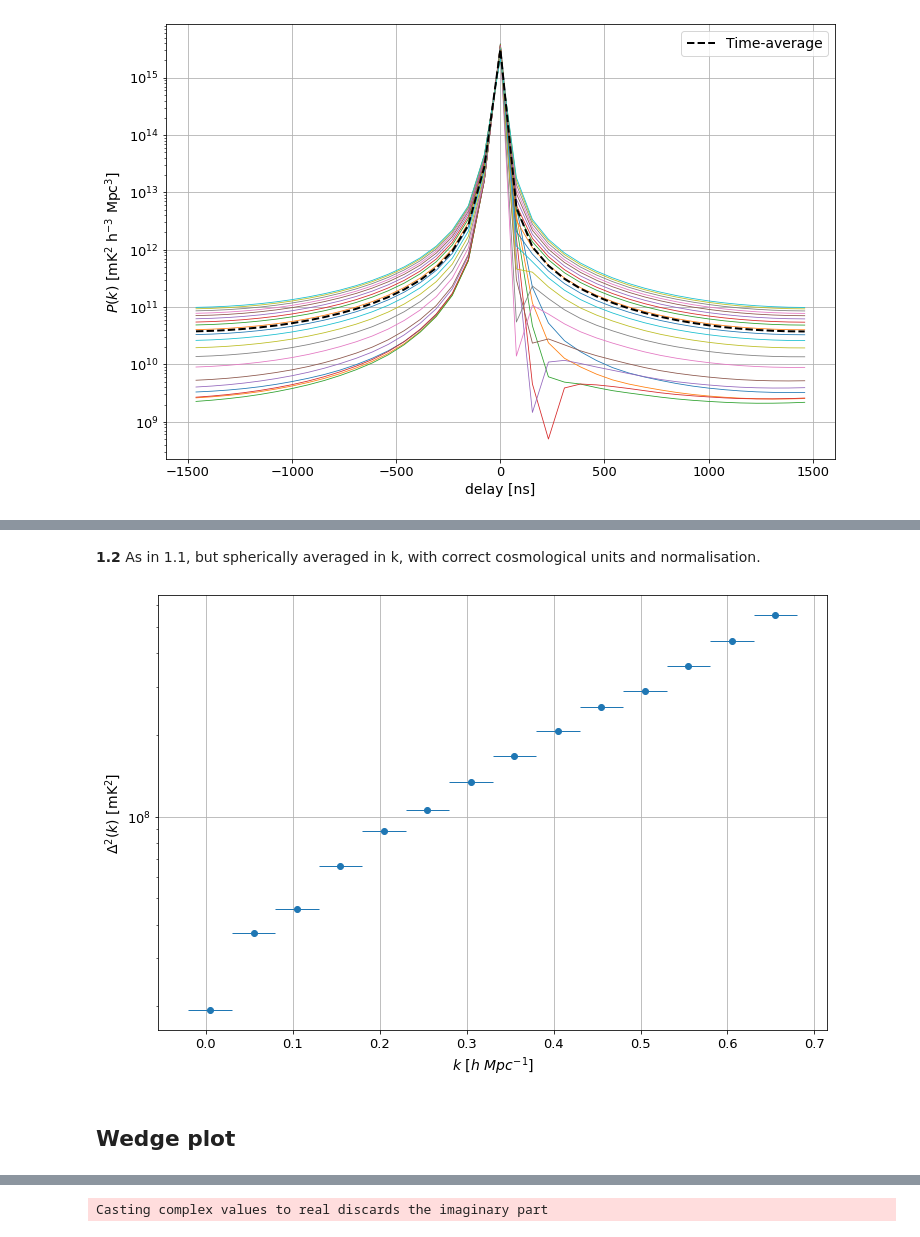
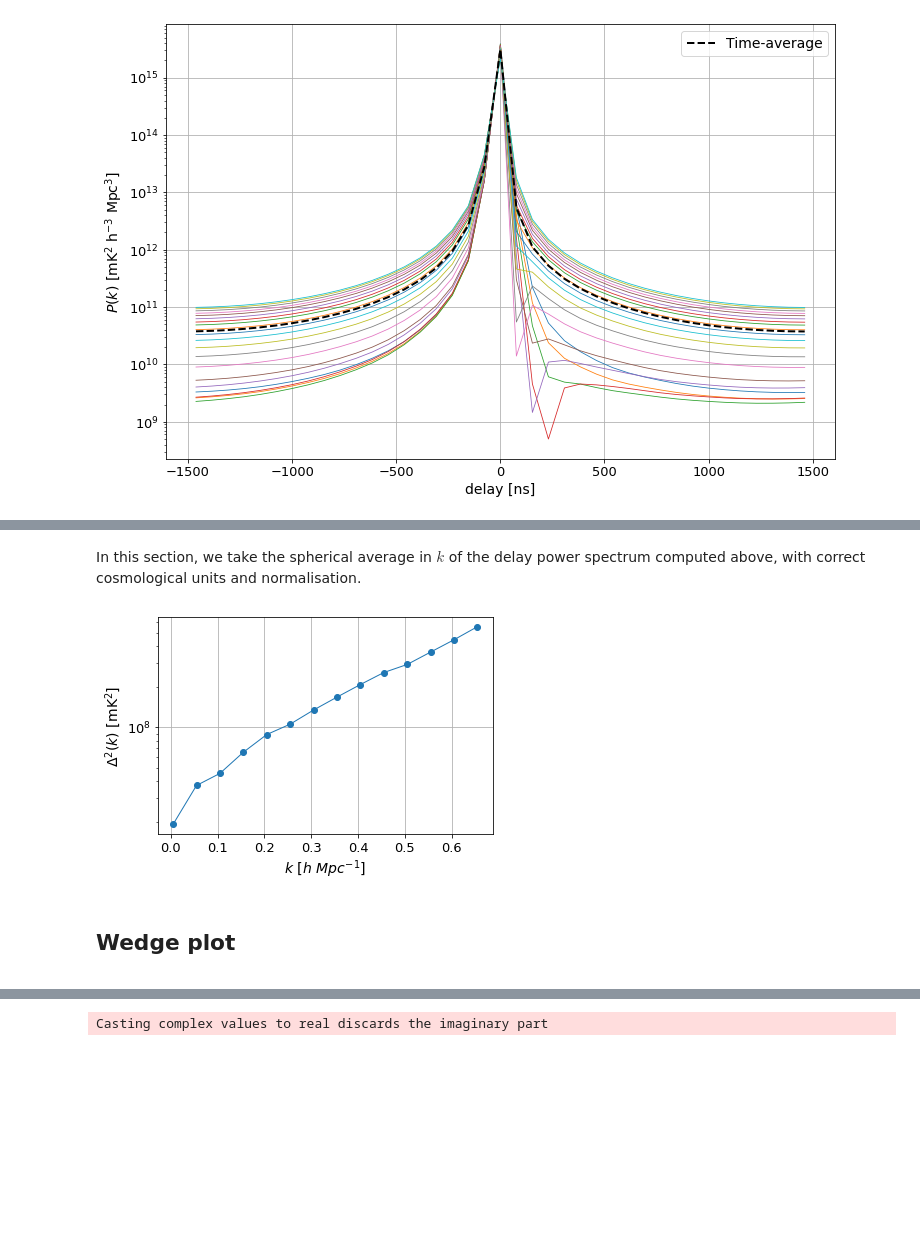
Before and after one commit to HERA-Team/hera_pspec, a Jupyter notebook: examples/Overview_Core_Pspec_functions.ipynb, the cells around one changed output, grey strips where cells are left out. Saved outputs shown, nothing was run; the diff lists cells and outputs as text; code cells hidden in the pictures; blank space fills up the shorter version.

Commit message:
Corrections asked by Phil done

```diff
--- a/examples/Overview_Core_Pspec_functions.ipynb
+++ b/examples/Overview_Core_Pspec_functions.ipynb
@@ -72,10 +98,10 @@ Extract beam information
 
 # List of beamfile to load. This is a healpix map.
 beamfile = os.path.join(DATA_PATH, 'HERA_NF_dipole_power.beamfits')
-# intantiate beam and pass cosmology, if not fed, a default Planck cosmology will be assumed
+# instantiate beam and pass cosmology, if not fed, a default Planck cosmology will be assumed
 uvb = hp.pspecbeam.PSpecBeamUV(beamfile, cosmo=cosmo)
 # find conversion factor from Jy to mK
-Jy_to_mK = uvb.Jy_to_mK(np.unique(uvd.freq_array), pol='XX')
+Jy_to_mK = uvb.Jy_to_mK(np.unique(uvd.freq_array), pol=pol)
 
 # reshape to appropriately match a UVData.data_array object and multiply in!
 uvd.data_array *= Jy_to_mK[None, None, :, None]
@@ -119,7 +139,7 @@ Warning: LST bins in dsets misaligned by more than 15 seconds
 ###############################
 
 # sort baselines in redundant groups
-baseline_group, _, _ = uvd.get_redundancies()
+baseline_group, _, lengths = uvd.get_redundancies()
 
 #convert baseline number to antenna numbers tuple
 blp_group = []
@@ -131,6 +151,7 @@ for group in baseline_group:
 
 # choose one redundancy group for which to compute the power spectrum
 baselines = blp_group[1] #first group is auto baselines
-print('Baselines considered: %s' %baselines)
+print('Baselines considered: %s.' %baselines)
+print('They have length %.1f m.' %lengths[1])
 # %% [output]
 Baselines considered: [(0, 1), (1, 2), (3, 4), (4, 5), (5, 6), (7, 8), (8, 9), (9, 10), (10, 11), (12, 13), (13, 14), (14, 15), (15, 16), (16, 17), (18, 19), (19, 20), (20, 21), (21, 22), (23, 24), (2 ...
@@ -256,5 +280,5 @@ ax.tick_params(labelsize=13)
 # %% [markdown]
-**1.2** As in 1.1, but spherically averaged in k, with correct cosmological units and normalisation.
+In this section, we take the spherical average in $k$ of the delay power spectrum computed above, with correct cosmological units and normalisation.
 # %%
 dsq = copy.deepcopy(uvp2) # make a copy of the UVPSpec object
 dsq.convert_to_deltasq() # convert to dimless power spectrum
@@ -273,16 +297,17 @@ uvp3 = hp.grouping.spherical_average(dsq,kbins,bin_widths=dk)
 # %%
 blp = blpairs[0]
 ps = np.abs(np.real(uvp3.get_data((spw, blp, pol)))).flatten()
 
-fig, ax = plt.subplots(figsize=(12,8))
-ax.errorbar(kbins,ps,xerr=dk/2,marker='o',lw=0.,elinewidth=1.)
+fig, ax = plt.subplots()
+ax.errorbar(kbins,ps,marker='o',lw=1.,elinewidth=1.)
 ax.set_yscale('log')
 ax.grid()
 ax.set_xlabel(r"$k\ [h\ Mpc^{-1}]$", fontsize=14)
 ax.set_ylabel(r"$\Delta^2(k)\ \rm [mK^2]$", fontsize=14)
 ax.tick_params(labelsize=13)
 # %% [output]
-[figure, old version]
+[figure, new version]
 # %% [markdown]
 ## Wedge plot
+<a id='subsec:delay_wedge'></a>
 # %% [markdown]
```
Also changed, not shown: parts of 86 cells of this notebook.
